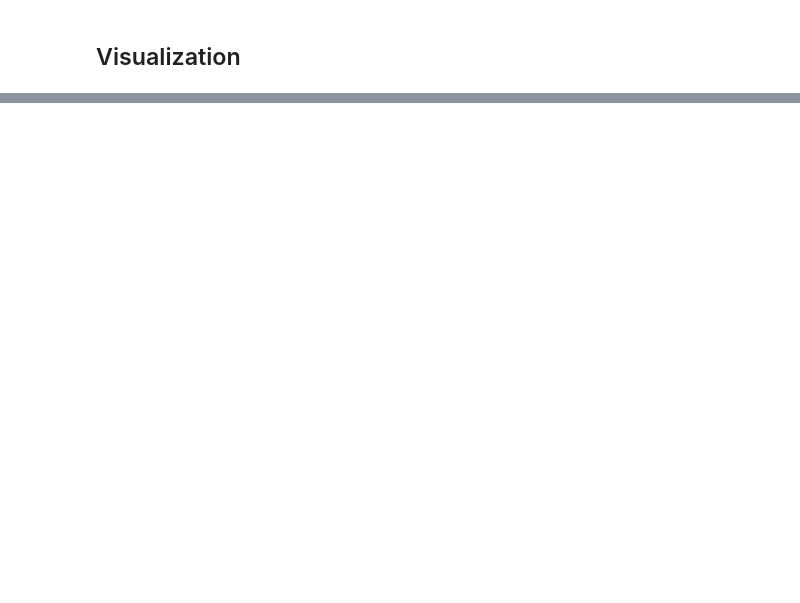
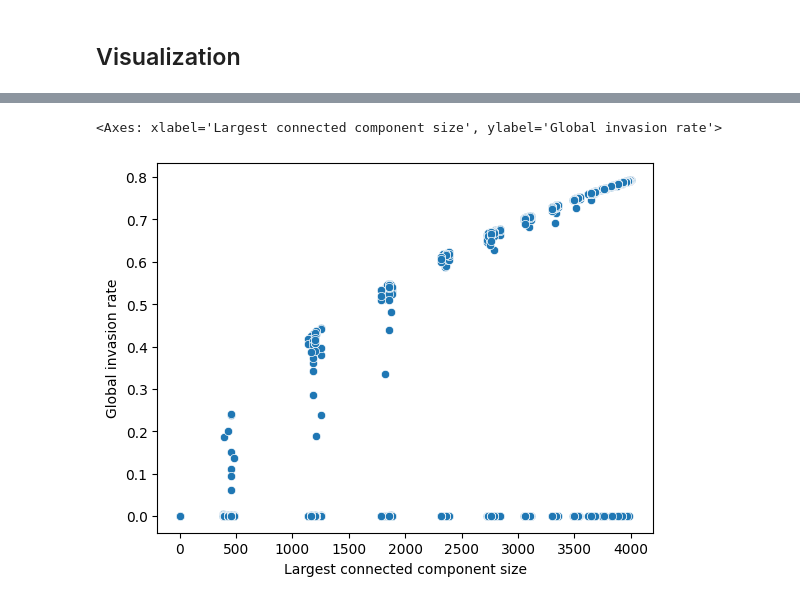
Before and after one commit to DiDyou1123/KENTECH-Capstone2026-Epidemics, a Jupyter notebook: test-percolation-SIR.ipynb, the cells around one changed output, grey strips where cells are left out. Cells and saved outputs as stored; diff of their text form; code cells hidden in the pictures; blank space fills up the shorter version.

```diff
--- a/test-percolation-SIR.ipynb
+++ b/test-percolation-SIR.ipynb
@@ -267,0 +271,5 @@ sns.lineplot(data=records, x="Broken weight fraction", y="Global invasion rate")
+# %%
+sns.scatterplot(data=records, x="Largest connected component size", y="Global invasion rate")
+# %% [output]
+<Axes: xlabel='Largest connected component size', ylabel='Global invasion rate'>
+[figure, added]
```
Also changed, not shown: parts of 4 cells of this notebook, 1 other file.
